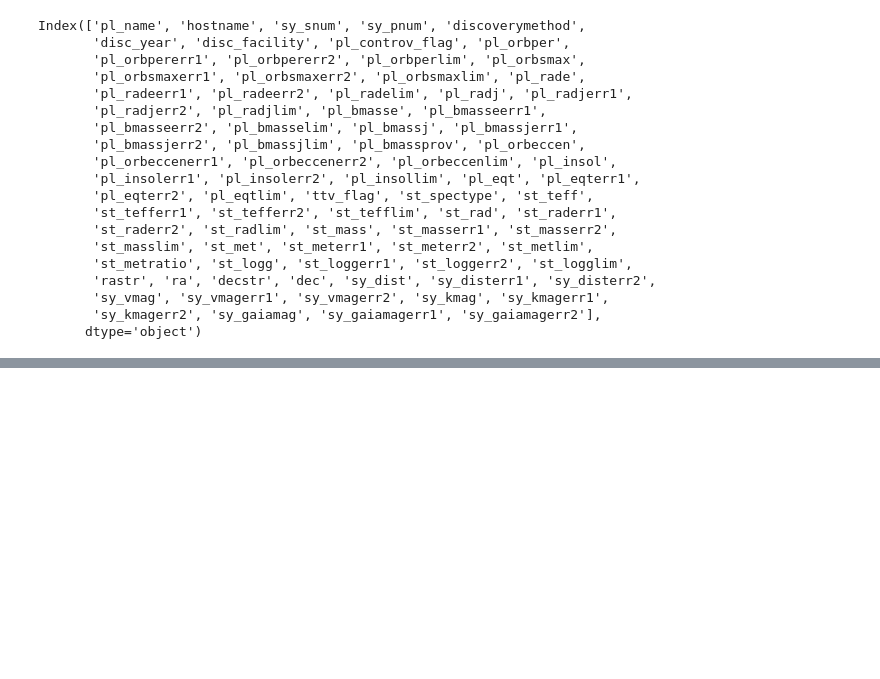
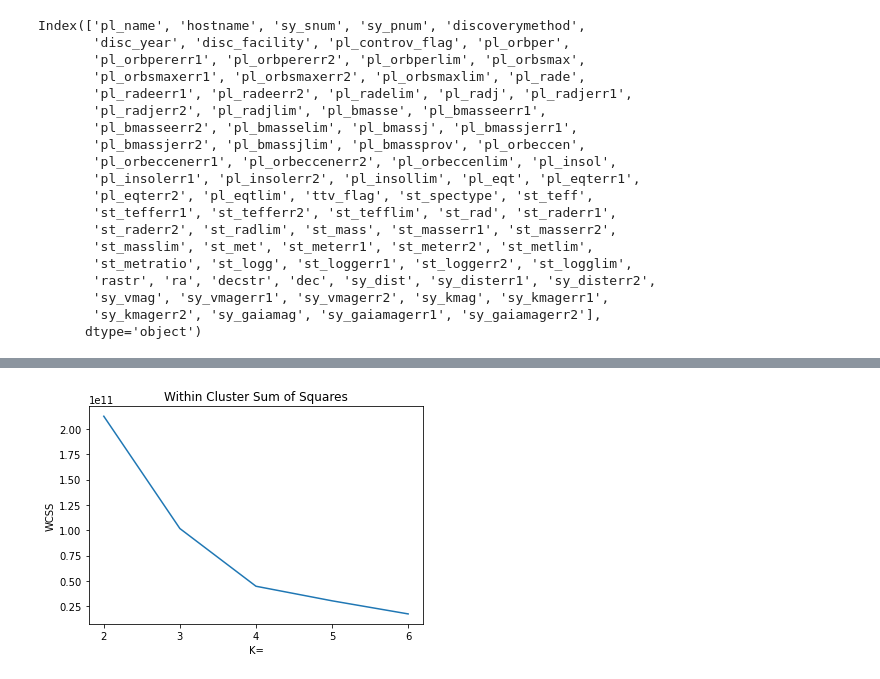
Before and after one commit to Astroraf/habitable_zone, a Jupyter notebook: notes:data/notebooks/Types_Planets.ipynb, the cells around one changed output, grey strips where cells are left out. Saved outputs shown, nothing was run; the diff lists cells and outputs as text; code cells hidden in the pictures; blank space fills up the shorter version.

```diff
--- a/notes:data/notebooks/Types_Planets.ipynb
+++ b/notes:data/notebooks/Types_Planets.ipynb
@@ -220,0 +236,9 @@ dtype: int64
+# %%
+plt.plot([2, 3, 4, 5, 6], wcss_score)
+plt.xticks([2,3,4,5,6])
+plt.title('Within Cluster Sum of Squares')
+plt.ylabel('WCSS')
+plt.xlabel('K=')
+plt.show()
+# %% [output]
+[figure, added]
```
Also changed, not shown: parts of 58 cells of this notebook, 3 other files.
